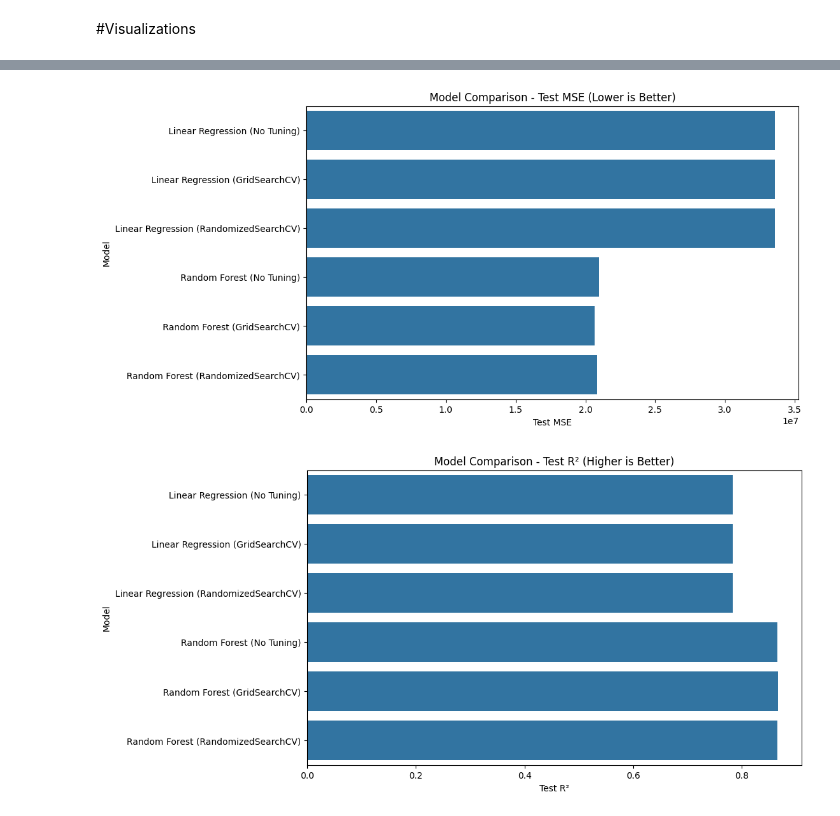
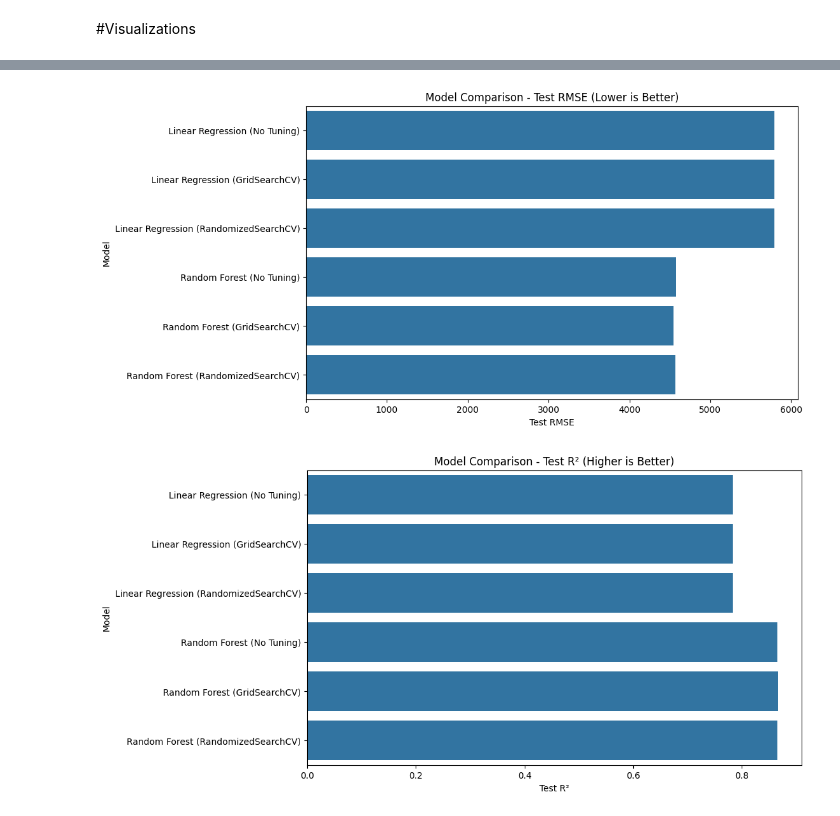
Before and after one commit to dipherent1/Hyper-Parameter-Tuning, a Jupyter notebook: HyperParameter_Tuning.ipynb, the cells around one changed output, grey strips where cells are left out. Cells and saved outputs as stored; diff of their text form; code cells hidden in the pictures.

```diff
--- a/HyperParameter_Tuning.ipynb
+++ b/HyperParameter_Tuning.ipynb
@@ -284,11 +297,11 @@ Random Forest (RandomizedSearchCV):
 # %%
-# Plot Test MSE
+# Plot Test RMSE
 plt.figure(figsize=(10, 6))
-sns.barplot(x='Test MSE', y='Model', data=scores_df)
-plt.title('Model Comparison - Test MSE (Lower is Better)')
+sns.barplot(x='Test RMSE', y='Model', data=scores_df)
+plt.title('Model Comparison - Test RMSE (Lower is Better)')
 plt.show()
 # %% [output]
-[figure, old version]
+[figure, new version]
 # %%
 # Plot Test R²
 plt.figure(figsize=(10, 6))
```
Also changed, not shown: parts of 7 cells of this notebook, 1 other file.
